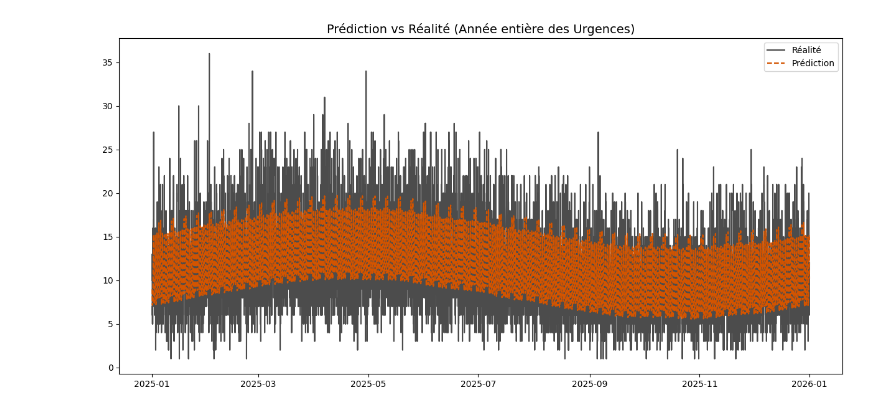
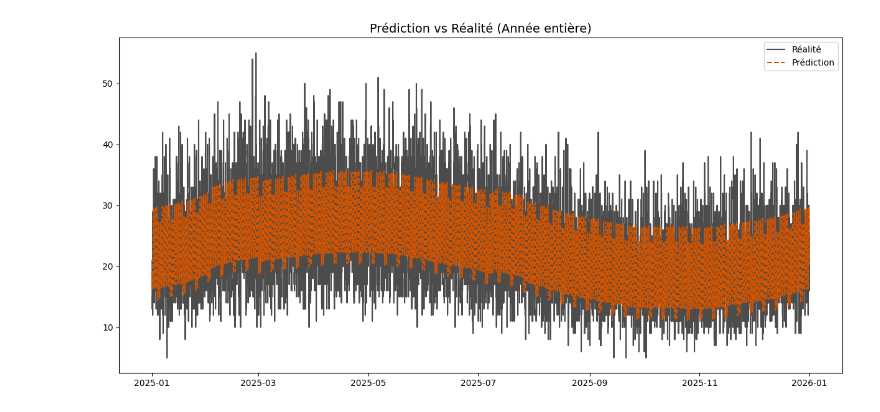
Before and after one commit to MiloBonbaril/DATA-smartcare-analytics, a Jupyter notebook: Modeling.ipynb, the cells around one changed output. Drawn from its saved outputs; the diff is of its cells as text; code cells hidden in the pictures.

Commit message:
updated for global instead of Urgences

```diff
--- a/Modeling.ipynb
+++ b/Modeling.ipynb
@@ -33,7 +33,7 @@ memory usage: 43.3+ MB
 df['timestamp_admission'] = pd.to_datetime(df['timestamp_admission'])
 
 # 2. Segmentation
-df_urgences = df[df['Service'] == 'Urgences'].copy()
+df_urgences = df.copy()
 
 # 3. Resampling (Rythme imposé)
 # On agrège par heure pour avoir une série temporelle propre.
@@ -154,12 +154,12 @@ RMSE: 3.37
 # %%
 # plot pour montrer comment le modèle gère l'année entière (on dézoome)
 plt.figure(figsize=(15, 7))
 plt.plot(test['ds'], y_true, label='Réalité', color='black', alpha=0.7)
 plt.plot(test['ds'], y_pred, label='Prédiction', color='#D35400', linestyle='--')
-plt.title('Prédiction vs Réalité (Année entière des Urgences)', fontsize=14)
+plt.title('Prédiction vs Réalité (Année entière)', fontsize=14)
 plt.legend()
 plt.show()
 # %% [output]
-[figure, old version]
+[figure, new version]
 # %%
 # 1. Chargement
```
Also changed, not shown: parts of 11 cells of this notebook.
